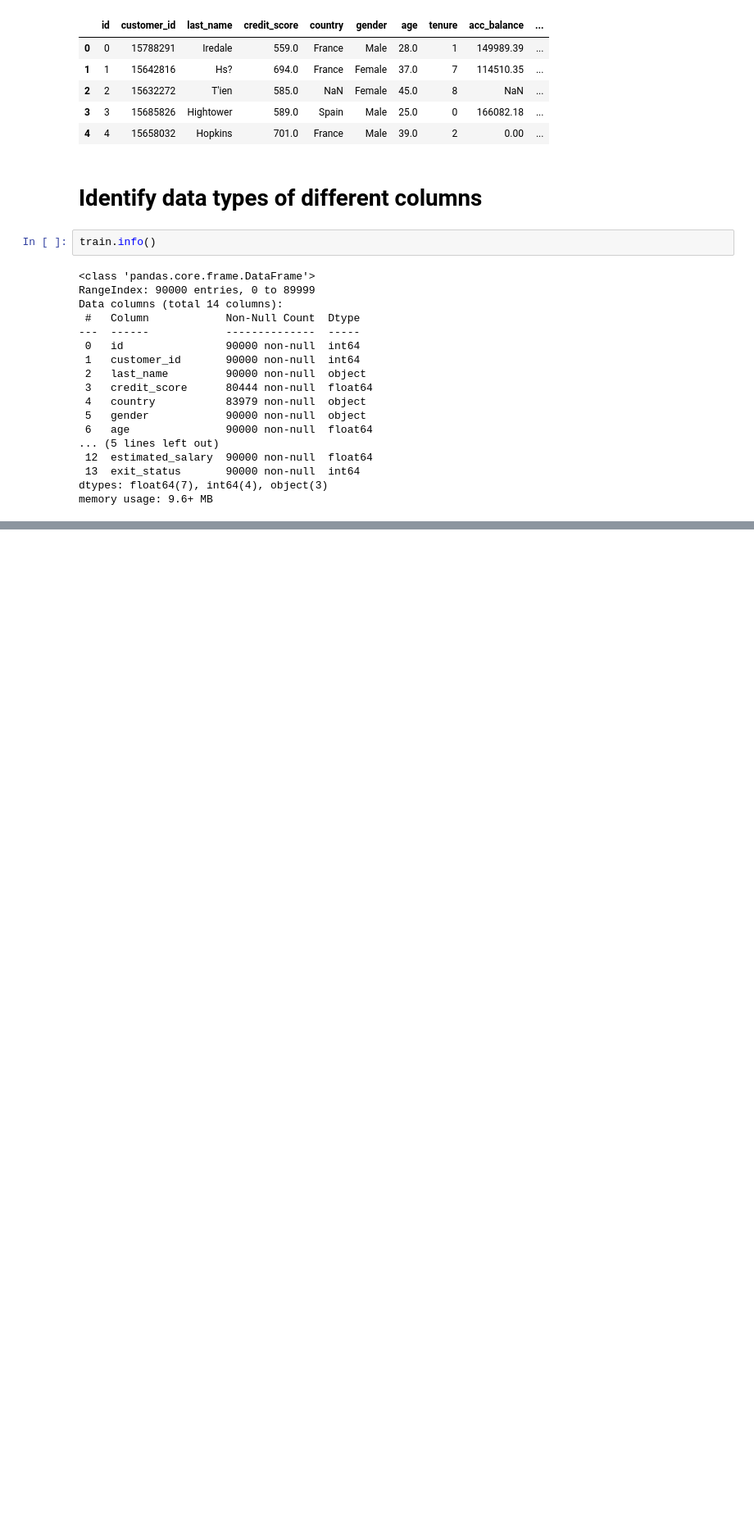
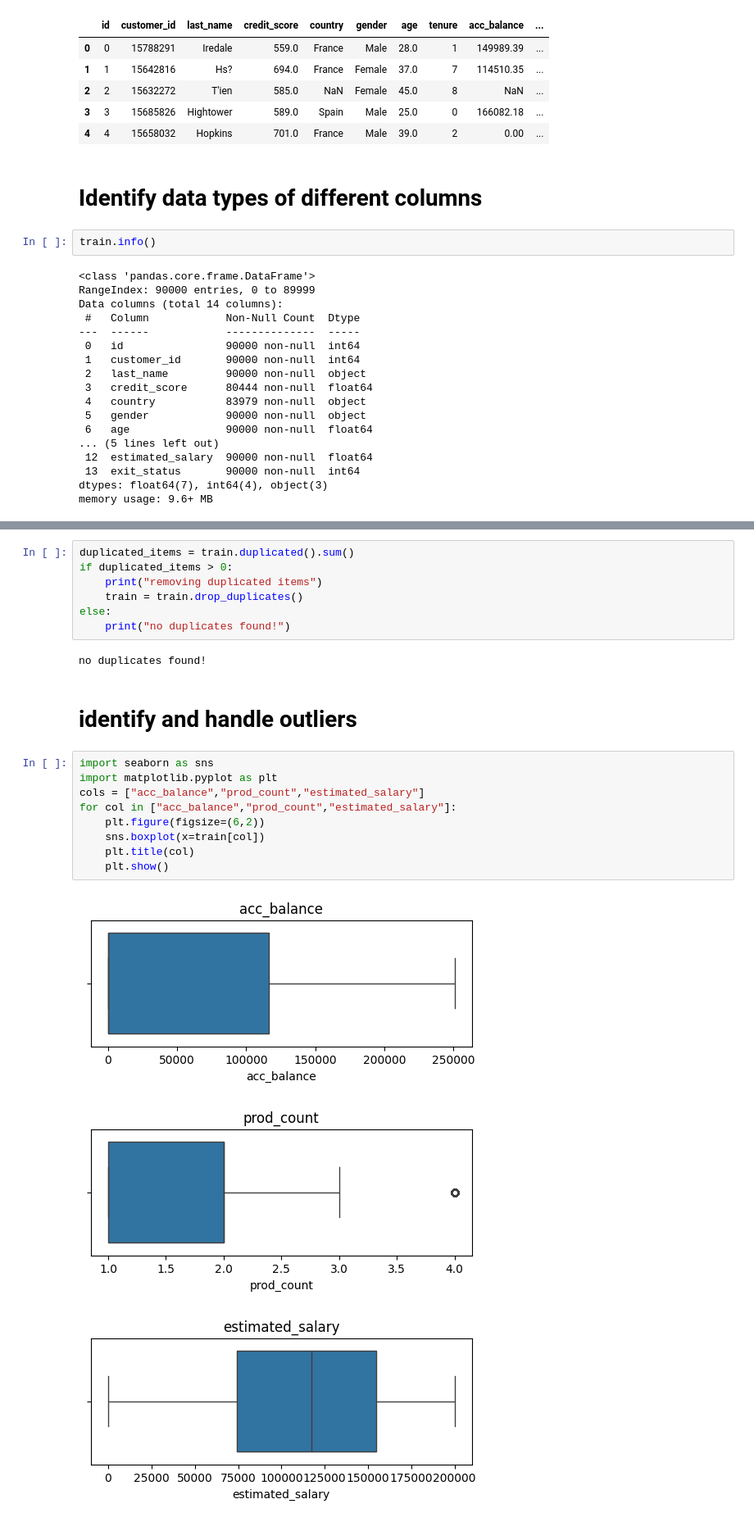
Before and after one commit to ShivaDoulagar/Kaggle-contests, a Jupyter notebook: assignment-2.ipynb, the cells around one changed output, grey strips where cells are left out. Shown at 82% size. Drawn from its saved outputs; the diff is of its cells as text; blank space fills up the shorter version.

```diff
--- a/assignment-2.ipynb
+++ b/assignment-2.ipynb
@@ -79,0 +191,24 @@ train.describe()
+# %%
+duplicated_items = train.duplicated().sum()
+if duplicated_items > 0:
+    print("removing duplicated items")
+    train = train.drop_duplicates()
+else:
+    print("no duplicates found!")
+# %% [output]
+no duplicates found!
+# %% [markdown]
+# identify and handle outliers
+# %%
+import seaborn as sns
+import matplotlib.pyplot as plt
+cols = ["acc_balance","prod_count","estimated_salary"]
+for col in ["acc_balance","prod_count","estimated_salary"]:
+    plt.figure(figsize=(6,2))
+    sns.boxplot(x=train[col])
+    plt.title(col)
+    plt.show()
+# %% [output]
+[figure, added]
+[figure, added]
+[figure, added]
```
Also changed, not shown: parts of 16 cells of this notebook.
